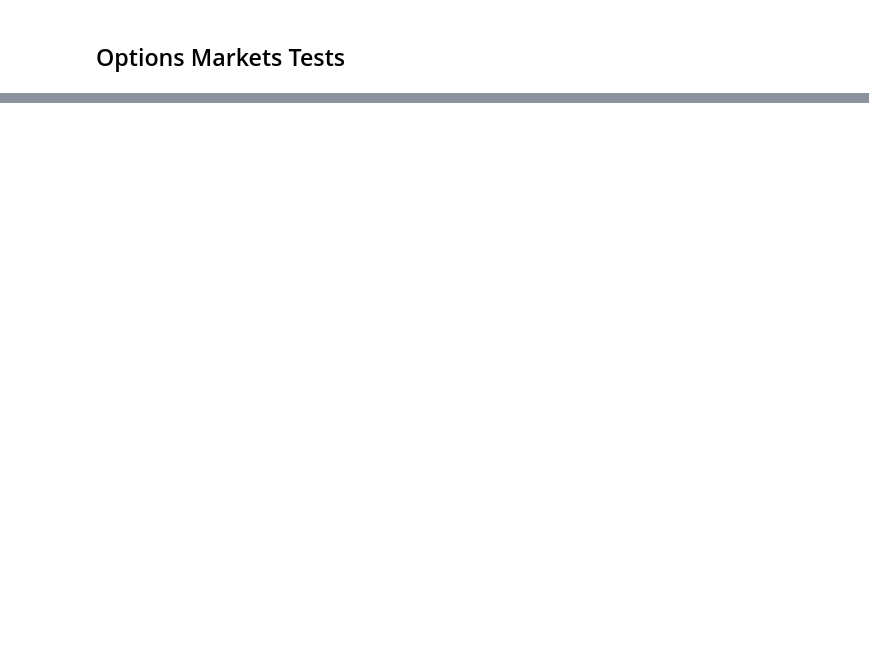
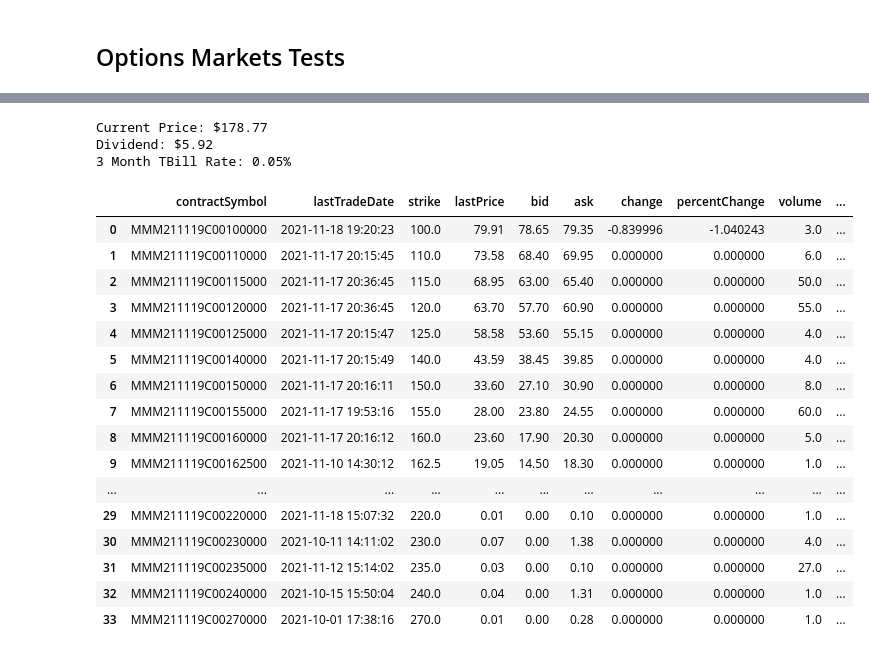
Before and after one commit to jeffreyhwatson/options_apps, a Jupyter notebook: notebooks/options_apps.ipynb, the cells around one changed output, grey strips where cells are left out. Saved outputs shown, nothing was run; the diff lists cells and outputs as text; code cells hidden in the pictures; blank space fills up the shorter version.

Commit message:
Adds options_mrkt_test

```diff
--- a/notebooks/options_apps.ipynb
+++ b/notebooks/options_apps.ipynb
@@ -429,0 +428,17 @@ time: 131 ms (started: 2021-11-17 14:40:03 -08:00)
+# %%
+def options_mrkt_test(symbol : str, expiration : str, option : str):
+    stock = yf.Ticker(symbol)
+    current_price = stock.info['currentPrice']
+    dividend = stock.info['dividendRate']
+    url = ('https://www.treasury.gov/resource-center/'
+    'data-chart-center/interest-rates/Pages/TextView.aspx?data=yield')
+    rates = pd.read_html(url)
+    risk_free_rate = rates[1]['3 mo']
+    print(f"Current Price: ${current_price}")
+    print(f"Dividend: ${dividend}")
+    print(f"3 Month TBill Rate: {risk_free_rate.to_string().split()[1]}%")
+    opt = stock.option_chain(expiration)
+    if option == 'calls':
+        return opt.calls.sort_values(by='strike')
+    elif option == 'puts':
+        return opt.puts.sort_values(by='strike')
@@ -429,0 +447,23 @@ time: 131 ms (started: 2021-11-17 14:40:03 -08:00)
+# %%
+options_mrkt_test('MMM', '2021-11-19', 'calls' )
+# %% [output]
+Current Price: $178.77
+Dividend: $5.92
+3 Month TBill Rate: 0.05%
+|  | contractSymbol | lastTradeDate | strike | lastPrice | bid | ask | change | percentChange | volume | ... |
+| 0 | MMM211119C00100000 | 2021-11-18 19:20:23 | 100.0 | 79.91 | 78.65 | 79.35 | -0.839996 | -1.040243 | 3.0 | ... |
+| 1 | MMM211119C00110000 | 2021-11-17 20:15:45 | 110.0 | 73.58 | 68.40 | 69.95 | 0.000000 | 0.000000 | 6.0 | ... |
+| 2 | MMM211119C00115000 | 2021-11-17 20:36:45 | 115.0 | 68.95 | 63.00 | 65.40 | 0.000000 | 0.000000 | 50.0 | ... |
+| 3 | MMM211119C00120000 | 2021-11-17 20:36:45 | 120.0 | 63.70 | 57.70 | 60.90 | 0.000000 | 0.000000 | 55.0 | ... |
+| 4 | MMM211119C00125000 | 2021-11-17 20:15:47 | 125.0 | 58.58 | 53.60 | 55.15 | 0.000000 | 0.000000 | 4.0 | ... |
+| 5 | MMM211119C00140000 | 2021-11-17 20:15:49 | 140.0 | 43.59 | 38.45 | 39.85 | 0.000000 | 0.000000 | 4.0 | ... |
+| 6 | MMM211119C00150000 | 2021-11-17 20:16:11 | 150.0 | 33.60 | 27.10 | 30.90 | 0.000000 | 0.000000 | 8.0 | ... |
+| 7 | MMM211119C00155000 | 2021-11-17 19:53:16 | 155.0 | 28.00 | 23.80 | 24.55 | 0.000000 | 0.000000 | 60.0 | ... |
+| 8 | MMM211119C00160000 | 2021-11-17 20:16:12 | 160.0 | 23.60 | 17.90 | 20.30 | 0.000000 | 0.000000 | 5.0 | ... |
+| 9 | MMM211119C00162500 | 2021-11-10 14:30:12 | 162.5 | 19.05 | 14.50 | 18.30 | 0.000000 | 0.000000 | 1.0 | ... |
+| ... | ... | ... | ... | ... | ... | ... | ... | ... | ... | ... |
+| 29 | MMM211119C00220000 | 2021-11-18 15:07:32 | 220.0 | 0.01 | 0.00 | 0.10 | 0.000000 | 0.000000 | 1.0 | ... |
+| 30 | MMM211119C00230000 | 2021-10-11 14:11:02 | 230.0 | 0.07 | 0.00 | 1.38 | 0.000000 | 0.000000 | 4.0 | ... |
+| 31 | MMM211119C00235000 | 2021-11-12 15:14:02 | 235.0 | 0.03 | 0.00 | 0.10 | 0.000000 | 0.000000 | 27.0 | ... |
+| 32 | MMM211119C00240000 | 2021-10-15 15:50:04 | 240.0 | 0.04 | 0.00 | 1.31 | 0.000000 | 0.000000 | 1.0 | ... |
+| 33 | MMM211119C00270000 | 2021-10-01 17:38:16 | 270.0 | 0.01 | 0.00 | 0.28 | 0.000000 | 0.000000 | 1.0 | ... |
```
Also changed, not shown: parts of 27 cells of this notebook.
